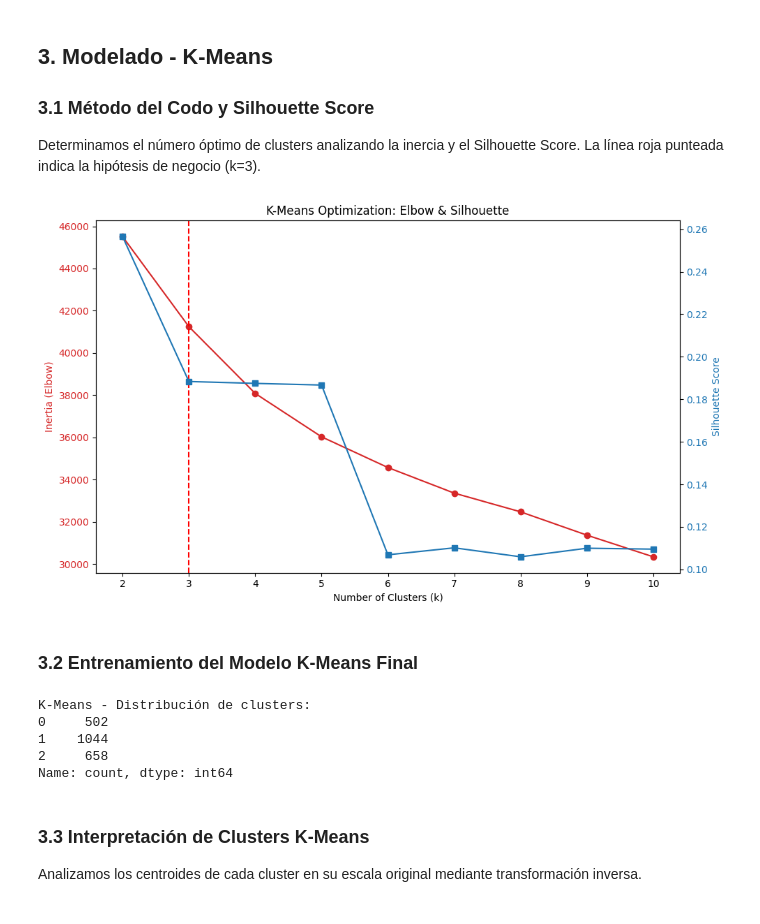
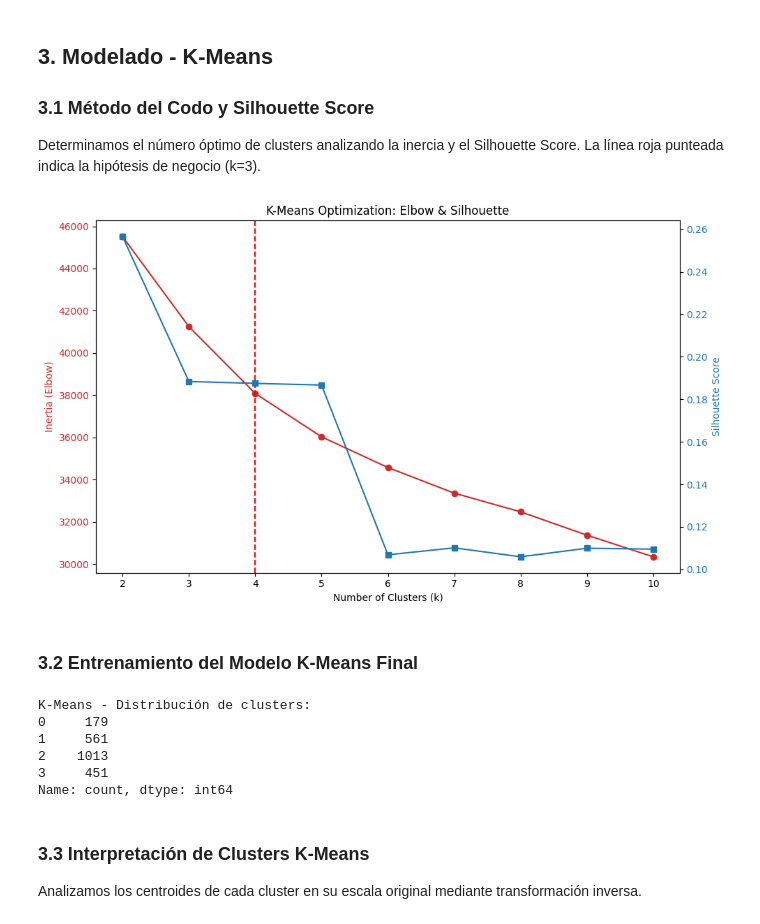
Before and after one commit to Laughcheeta1/Trabajo1_CompuCientifica, a Jupyter notebook: notebooks/entrega1_final.ipynb, the cells around one changed output. Saved outputs shown, nothing was run; the diff lists cells and outputs as text; code cells hidden in the pictures.

```diff
--- a/notebooks/entrega1_final.ipynb
+++ b/notebooks/entrega1_final.ipynb
@@ -166,19 +166,19 @@ La línea roja punteada indica la hipótesis de negocio (k=3).
 # %%
 from sklearn.cluster import KMeans
 from utils.entrega1.modeling import evaluate_clusters_kmeans
 
 evaluate_clusters_kmeans(
     df_scaled,
     range_n_clusters=range(2, 11),
     include_silhouette=True,
-    ref_cluster=3,
+    ref_cluster=4,
 )
 # %% [output]
-[figure, old version]
+[figure, new version]
 # %% [markdown]
 ### 3.2 Entrenamiento del Modelo K-Means Final
 # %%
-n_clusters_kmeans = 3
+n_clusters_kmeans = 4
 kmeans_final = KMeans(n_clusters=n_clusters_kmeans, random_state=42, n_init=10)
 kmeans_labels = kmeans_final.fit_predict(df_scaled)
 
@@ -186,9 +186,10 @@ print('K-Means - Distribución de clusters:')
 print(pd.Series(kmeans_labels).value_counts().sort_index())
 # %% [output]
 K-Means - Distribución de clusters:
-0     502
-1    1044
-2     658
+0     179
+1     561
+2    1013
+3     451
 Name: count, dtype: int64
 # %% [markdown]
 ### 3.3 Interpretación de Clusters K-Means
```
Also changed, not shown: parts of 7 cells of this notebook.
